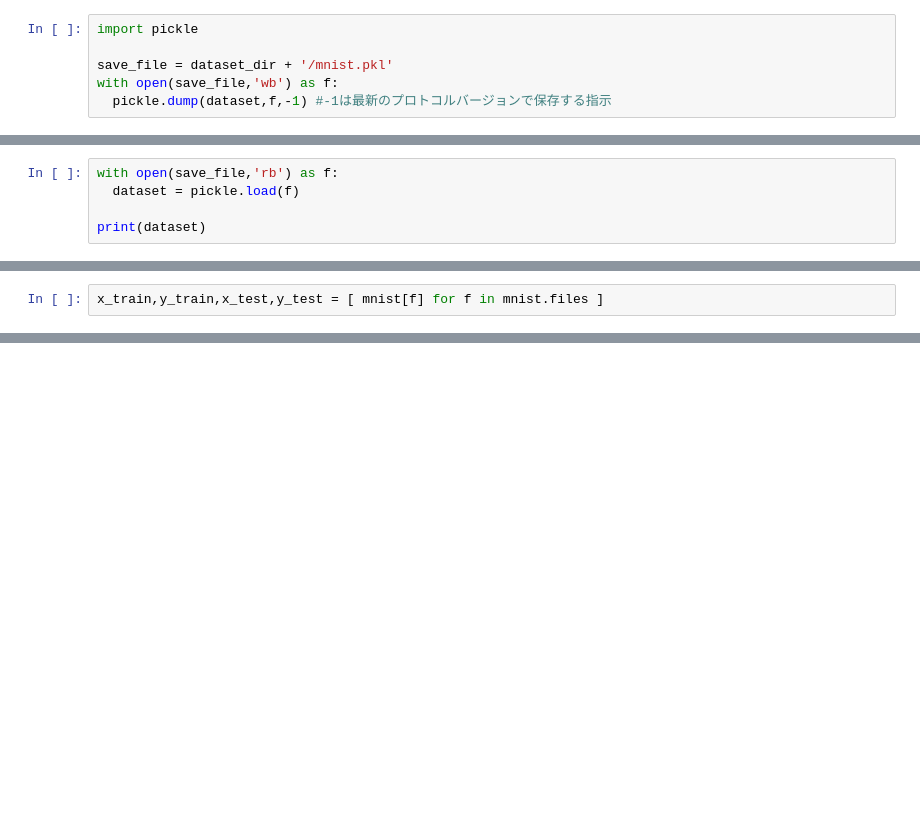
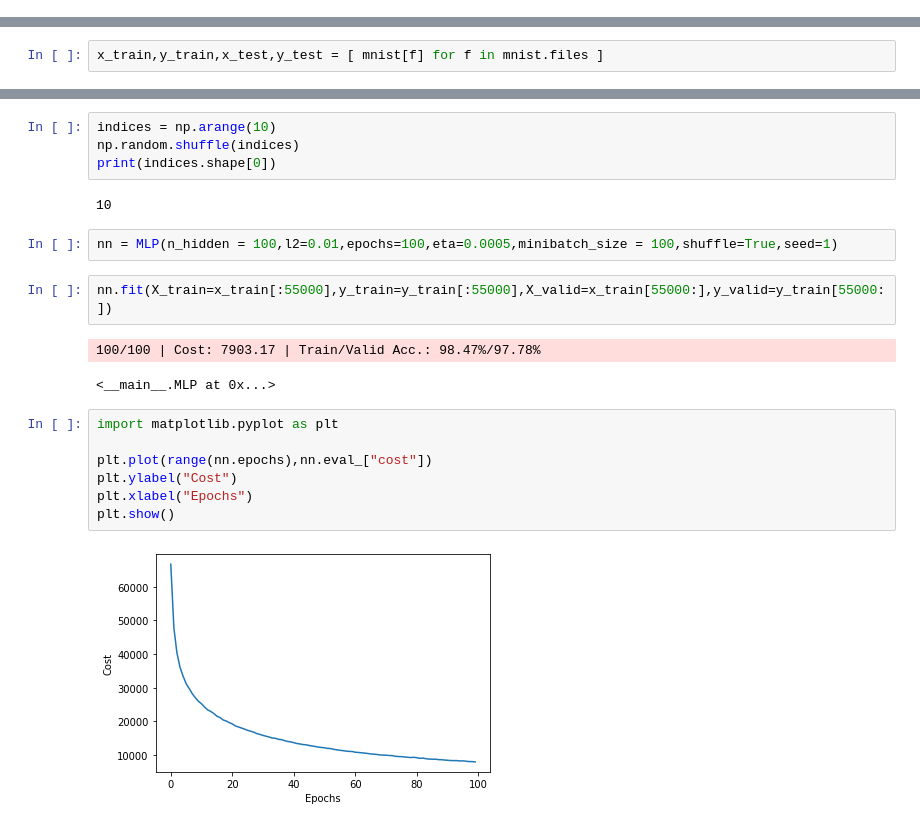
Before and after one commit to yasuharuokazaki/Learn_MachineLearning, a Jupyter notebook: 自主研究課題.ipynb, the cells around one changed output, grey strips where cells are left out. Saved outputs shown, nothing was run; the diff lists cells and outputs as text; blank space fills up the shorter version.

```diff
--- a/自主研究課題.ipynb
+++ b/自主研究課題.ipynb
@@ -109,6 +2,0 @@ dataset['test_label'] = load_label(key_file['test_label'])
-# %%
-import pickle
-
-save_file = dataset_dir + '/mnist.pkl'
-with open(save_file,'wb') as f:
-  pickle.dump(dataset,f,-1) #-1は最新のプロトコルバージョンで保存する指示
@@ -116,8 +27,3 @@ with open(save_file,'wb') as f:
 ### 保存したデータを読み込む
 * with open(save_dagta,'rb') as f:
     dataset = pickle.load(f)
-# %%
-with open(save_file,'rb') as f:
-  dataset = pickle.load(f)
-
-print(dataset)
@@ -315,0 +296,22 @@ array([5, 0, 4, ..., 5, 6, 8], dtype=uint8)
+# %%
+indices = np.arange(10)
+np.random.shuffle(indices)
+print(indices.shape[0])
+# %% [output]
+10
+# %%
+nn = MLP(n_hidden = 100,l2=0.01,epochs=100,eta=0.0005,minibatch_size = 100,shuffle=True,seed=1)
+# %%
+nn.fit(X_train=x_train[:55000],y_train=y_train[:55000],X_valid=x_train[55000:],y_valid=y_train[55000:])
+# %% [output]
+100/100 | Cost: 7903.17 | Train/Valid Acc.: 98.47%/97.78%
+<__main__.MLP at 0x...>
+# %%
+import matplotlib.pyplot as plt
+
+plt.plot(range(nn.epochs),nn.eval_["cost"])
+plt.ylabel("Cost")
+plt.xlabel("Epochs")
+plt.show()
+# %% [output]
+[figure, added]
```
Also changed, not shown: parts of 23 cells of this notebook.
